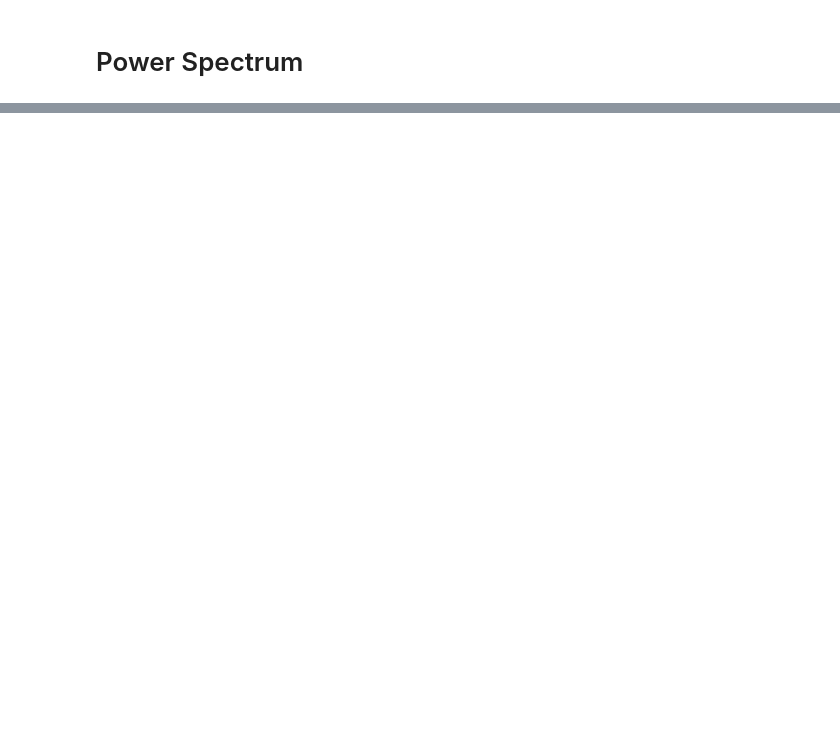
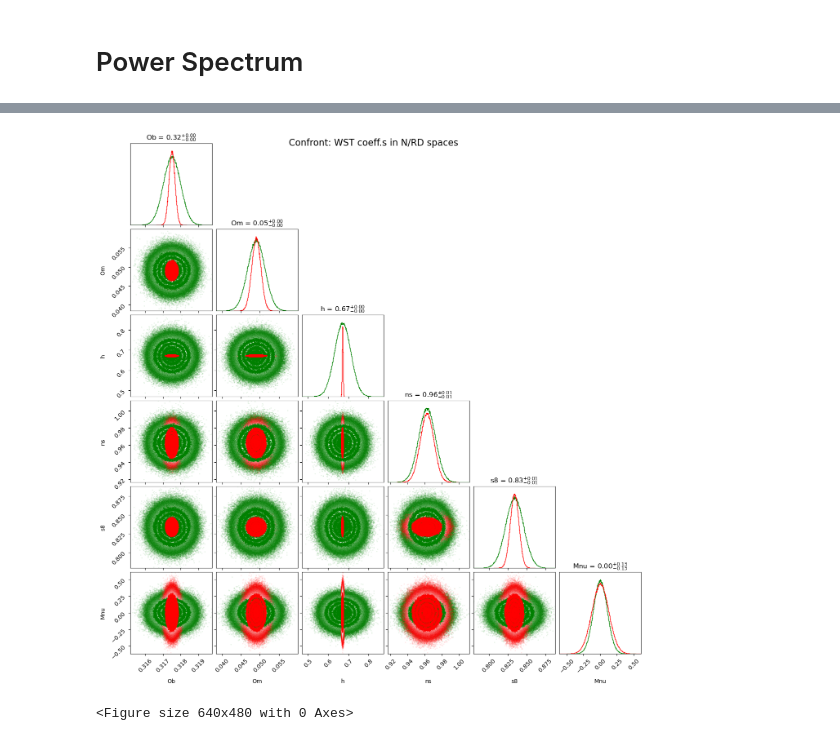
Before and after one commit to RiccGerva97/Tesi-Magistrale, a Jupyter notebook: Elaborations/a_firstcheck.ipynb, the cells around one changed output, grey strips where cells are left out. Drawn from its saved outputs; the diff is of its cells as text; code cells hidden in the pictures; blank space fills up the shorter version.

```diff
--- a/Elaborations/a_firstcheck.ipynb
+++ b/Elaborations/a_firstcheck.ipynb
@@ -273,4 +275,10 @@ for i in range(len(files_to_read_N)):
 # %%
+coeffs_tot_RD = np.zeros((len(cosmologies), 75))
+files_to_read_raw = os.listdir(root)
+files_to_read_RD = []
+for i in range(len(files_to_read_raw)):
+    if "400" not in files_to_read_raw[i] and "_RDs_" in files_to_read_raw[i]: files_to_read_RD.append(files_to_read_raw[i])
+
 for i in range(len(files_to_read_RD)):
     coeffs_cosm = []
     file_reading = files_to_read_RD[i]
@@ -829,0 +951,10 @@ plt.show();
+# %%
+np.random.seed(42)
+data_N_wst = np.column_stack([
+    np.random.normal(fiducial_vals['Ob'], np.abs(diagonal2_N_wst[0]), n_points),
+    np.random.normal(fiducial_vals['Om'], np.abs(diagonal2_N_wst[1]), n_points),
+    np.random.normal(fiducial_vals['h'],  np.abs(diagonal2_N_wst[2]), n_points),
+    np.random.normal(fiducial_vals['ns'], np.abs(diagonal2_N_wst[3]), n_points),
+    np.random.normal(fiducial_vals['s8'], np.abs(diagonal2_N_wst[4]), n_points),
+    np.random.normal(fiducial_vals['Mnu'],np.abs(diagonal2_N_wst[6]), n_points),
+]) # green
@@ -829,0 +993,9 @@ plt.show();
+# %%
+data_RD_wst = np.column_stack([
+    np.random.normal(fiducial_vals['Ob'], np.abs(diagonal2_RD_wst[0]), n_points),
+    np.random.normal(fiducial_vals['Om'], np.abs(diagonal2_RD_wst[1]), n_points),
+    np.random.normal(fiducial_vals['h'],  np.abs(diagonal2_RD_wst[2]), n_points),
+    np.random.normal(fiducial_vals['ns'], np.abs(diagonal2_RD_wst[3]), n_points),
+    np.random.normal(fiducial_vals['s8'], np.abs(diagonal2_RD_wst[4]), n_points),
+    np.random.normal(fiducial_vals['Mnu'],np.abs(diagonal2_RD_wst[6]), n_points),
+]) # red
@@ -829,0 +1069,23 @@ plt.show();
+# %%
+figure1 = corner.corner(data_N_wst, labels=['Ob', 'Om', 'h', 'ns','s8', 'Mnu'], show_titles=True,
+                       title_kwargs={"fontsize": 12},
+                       bins = Bins,
+                       # color='g', hist_kwargs={"color": "b"}, contour_kwargs={"colors": "r"})
+                       color='g', hist_kwargs={"color": "g"}, contour_kwargs={"colors": "g"}
+                       )
+
+corner.corner(data_RD_wst, labels=['Ob', 'Om', 'h', 'ns','s8', 'Mnu'], show_titles=True,
+                       title_kwargs={"fontsize": 12},
+                       bins = Bins,
+                       # color='g', hist_kwargs={"color": "b"}, contour_kwargs={"colors": "r"})
+                       color='r', hist_kwargs={"color": "r"}, contour_kwargs={"colors": "r"},
+                       fig=figure1)
+
+figure1.suptitle('Confront: WST coeff.s in N/RD spaces', fontsize=16)
+# plt.figtext(0.25, 0.95, "Corner data_N_wst", fontsize=14, ha="center")
+# plt.figtext(0.75, 0.95, "Corner data_RD_wst", fontsize=14, ha="center")
+plt.show()
+plt.savefig("WST_coeffs_N_RD.pdf")
+# %% [output]
+[figure, added]
+<Figure size 640x480 with 0 Axes>
```
Also changed, not shown: parts of 54 cells of this notebook, 5 other files.
